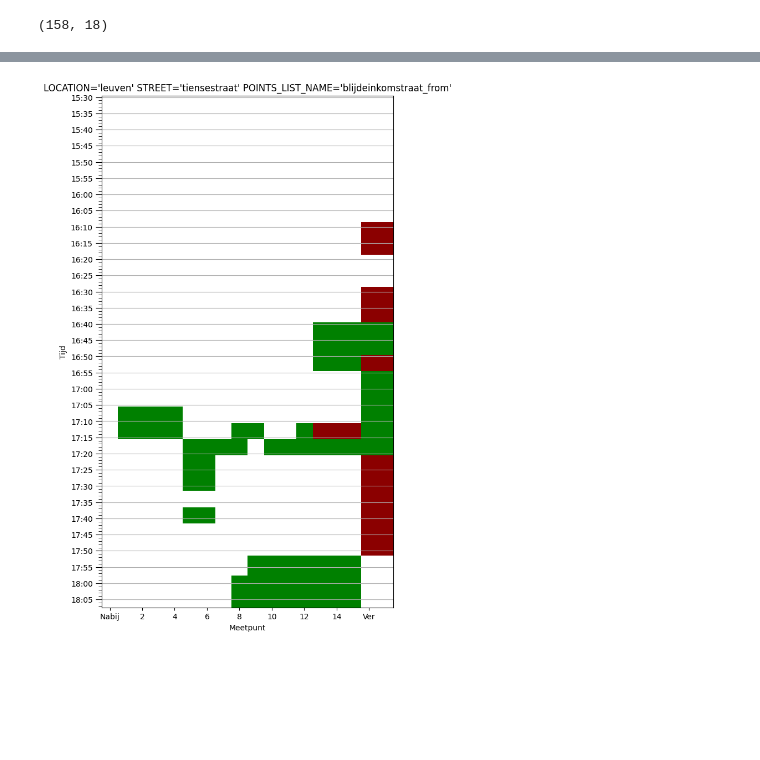
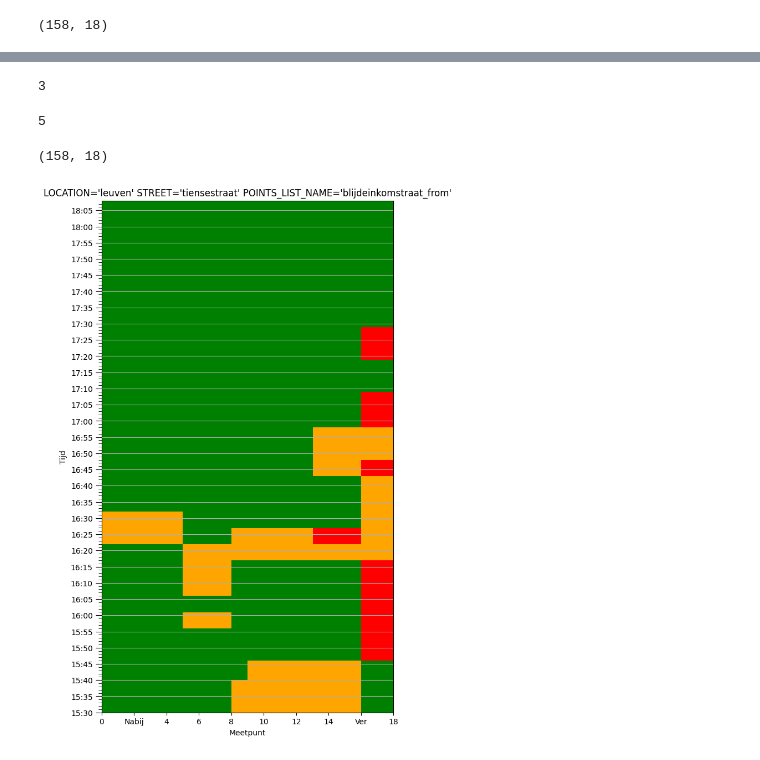
Before and after one commit to cast42/filedrukte_tiensepoort, a Jupyter notebook: get_traffic_info_from_screenshot.ipynb, the cells around one changed output, grey strips where cells are left out. Saved outputs shown, nothing was run; the diff lists cells and outputs as text; code cells hidden in the pictures; blank space fills up the shorter version.

Commit message:
Parameterized categorical colors

```diff
--- a/get_traffic_info_from_screenshot.ipynb
+++ b/get_traffic_info_from_screenshot.ipynb
@@ -313,0 +408,9 @@ All unique colors:
+# %%
+unique_mapped_colors = {
+    color
+    for column in df_street.filter(regex="^mapped_traffic_color_").columns
+    for color in df_street[column].astype(str).unique()
+}
+print(f"There are {len(unique_mapped_colors)} in found")
+print("All unique colors:")
+print(", ".join(unique_mapped_colors))
@@ -337,8 +444,12 @@ df_street
 # %%
 from matplotlib.colors import LinearSegmentedColormap
 
-colors = ["darkred", "red", "orange", "green"]
-cmap = LinearSegmentedColormap.from_list("my_cmap", colors)
-
-plt.imshow([[0, 1], [2, 3]], cmap=cmap)
-plt.show()
+colors = [
+    "darkred",
+    "red",
+    "orange",
+    "green",
+    "grey",
+]
+# cmap = LinearSegmentedColormap.from_list("my_cmap", colors)
+cmap = ListedColormap(colors)
@@ -351,12 +493,13 @@ df_street.shape
 # %%
 number_of_points = len(config[LOCATION][STREET]["points"][POINTS_LIST_NAME])
-color_columns = [f"traffic_color_{i}" for i in range(number_of_points)]
-color2index = {"darkred": 0, "red": 1, "orange": 2, "green": 3}
+color_columns = [f"mapped_traffic_color_{i}" for i in range(number_of_points)]
+color2index = {color: idx for idx, color in enumerate(colors)}
+index2color = {v: k for k, v in color2index.items()}
 index_columns = []
 df_matrix = df_street.copy()
 for idx, colom in enumerate(color_columns):
     df_matrix.loc[:, f"index_color_{idx}"] = df_street[colom].map(color2index).values
     index_columns.append(f"index_color_{idx}")
-traffic_color_matrix = df_matrix[index_columns].to_numpy()
+traffic_color_matrix = df_matrix[index_columns].copy().to_numpy()
 traffic_color_matrix
 # %% [output]
@@ -383,3 +584,15 @@ traffic_color_matrix.shape
+# %%
+np.max(traffic_color_matrix)
+# %% [output]
+3
+# %%
+len(colors)
+# %% [output]
+5
+# %%
+traffic_color_matrix.shape
+# %% [output]
+(158, 18)
 # %%
 fig, ax = plt.subplots(figsize=(16, 12))
 
@@ -391,9 +604,17 @@ tick_labels = [
     f"{tick:%H:%M}" if idx % 5 == 0 else "" for idx, tick in enumerate(ticks)
 ]
 major_tick_labels = [f"{tick:%H:%M}" for idx, tick in enumerate(ticks) if idx % 5 == 0]
+cmap = ListedColormap(colors)
 
-# Plot the matrix using imshow on the specified axis
-ax.imshow(traffic_color_matrix, cmap=cmap, aspect=0.2)
+# Plot the matrix using matshow on the specified axis
+ax.matshow(
+    traffic_color_matrix,
+    cmap=cmap,
+    aspect=0.2,
+    vmin=0,
+    vmax=len(colors),
+    extent=(0, traffic_color_matrix.shape[1], 0, traffic_color_matrix.shape[0]),
+)
 
 # Set y-axis tick locations and labels
 ax.set_yticks(list(range(df_street.shape[0])), minor=True)
@@ -401,31 +622,33 @@ ax.set_yticks(list(range(0, df_street.shape[0], 5)), minor=False)
 ax.set_yticklabels(major_tick_labels, minor=False)
 
 # Customize tick parameters to make major ticks longer
 ax.tick_params(axis="y", which="major", size=8)  # Adjust the size as needed
 ax.tick_params(axis="y", which="minor", size=4)
 
 # Add gridlines for the y-axis at major y-tick positions
 ax.yaxis.grid(True, which="major")
 
 # Hide gridlines for the x-axis
 ax.xaxis.grid(False)
+ax.tick_params(bottom=True, labelbottom=True)
+ax.tick_params(top=False, labeltop=False)
 
 xlabels = ax.get_xticklabels()
 for idx, label in enumerate(xlabels):
     # xlabels[idx].set_text('')
     if idx == 1:
         xlabels[1].set_text("Nabij")
     if idx == len(xlabels) - 1:
         xlabels[-2].set_text("Ver")
 ax.set_xticklabels(xlabels)
 ax.set_title(f"{LOCATION=} {STREET=} {POINTS_LIST_NAME=}")
 
 
 plt.savefig(
     f"figs/{LOCATION}_{STREET}_231017_16u_18u_{POINTS_LIST_NAME}.png",  # Set path and filename
     dpi=300,  # Set dots per inch
     bbox_inches="tight",  # Remove extra whitespace around plot
     facecolor="white",
 )  # Set background color to white
 # %% [output]
-[figure, old version]
+[figure, new version]
```
Also changed, not shown: parts of 33 cells of this notebook, 2 other files.
